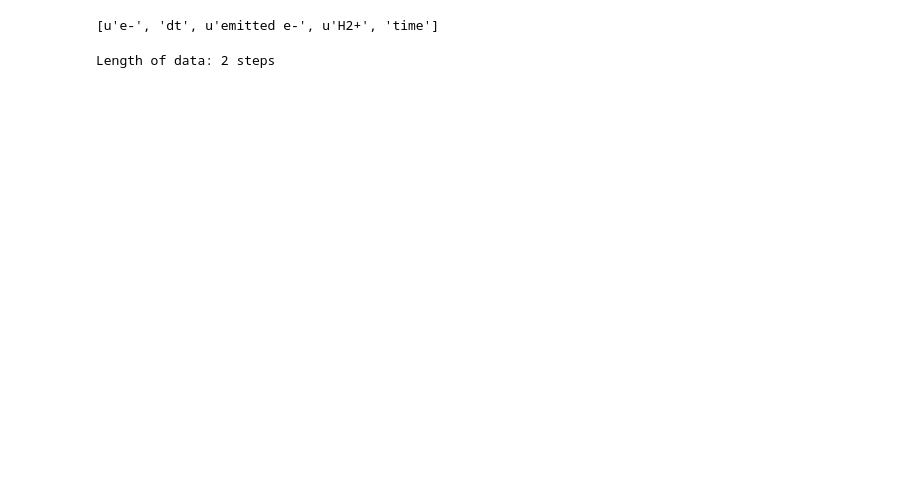
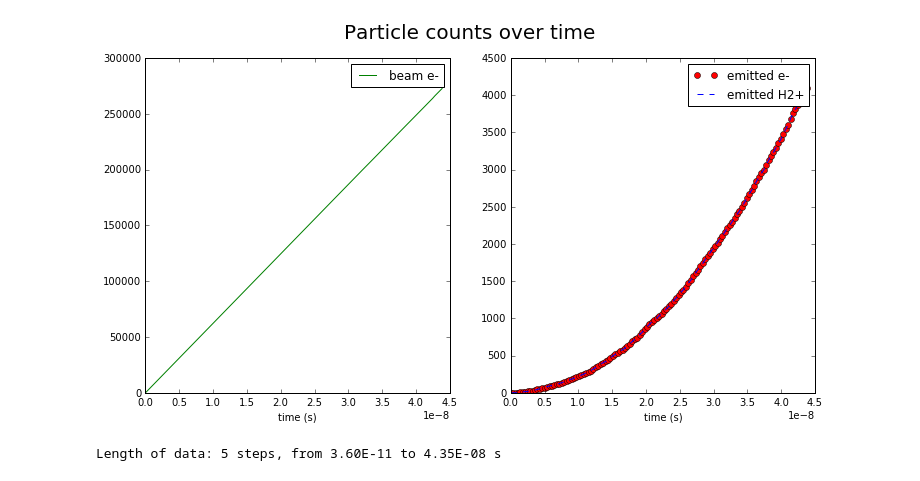
Before and after one commit to radiasoft/rscooler, a Jupyter notebook: examples/simple_ionization/diagnostics.ipynb, the cells around one changed output. Drawn from its saved outputs; the diff is of its cells as text; code cells hidden in the pictures; blank space fills up the shorter version.

```diff
--- a/examples/simple_ionization/diagnostics.ipynb
+++ b/examples/simple_ionization/diagnostics.ipynb
@@ -12,15 +14,33 @@ stepArrays = loadparticlefiles('diags/xySlice/hdf5/')
-# %%
-stepArrays[1].keys()
-# %% [output]
-[u'e-', 'dt', u'emitted e-', u'H2+', 'time']
+# %%
+eleccount = [len(stepArrays[s]['e-']) for s in steps]
+emiteleccount = [len(stepArrays[s]['emitted e-']) for s in steps]
+h2pcount = [len(stepArrays[s]['H2+']) for s in steps]
+t = [stepArrays[s]['time'] for s in steps]
+
+fig = plt.figure(figsize=(12,6))
+plt.suptitle('Particle counts over time',fontsize=20)
+
+plt.subplot(121)
+plt.plot(t,eleccount,'g-', label='beam e-')
+plt.xlabel('time (s)')
+plt.legend()
+
+plt.subplot(122)
+plt.plot(t,emiteleccount,'ro', label='emitted e-')
+plt.plot(t,h2pcount,'b--', label='emitted H2+')
+plt.xlabel('time (s)')
+plt.legend()
+
+
+plt.show()
+# %% [output]
+[figure, added]
 # %%
-steps = stepArrays.keys()
-steps.sort()
-steps = steps[::6]
-elecdata = [convertunits(stepArrays[s]['e-']) for s in steps]
-emitelecdata = [convertunits(stepArrays[s]['emitted e-']) for s in steps]
-h2pdata = [convertunits(stepArrays[s]['H2+']) for s in steps]
-times = [stepArrays[s]['time'] for s in steps]
-print("Length of data: %i steps" % len(elecdata))
+filteredsteps = steps[::30]
+elecdata = [convertunits(stepArrays[s]['e-']) for s in filteredsteps]
+emitelecdata = [convertunits(stepArrays[s]['emitted e-']) for s in filteredsteps]
+h2pdata = [convertunits(stepArrays[s]['H2+']) for s in filteredsteps]
+times = [stepArrays[s]['time'] for s in filteredsteps]
+print("Length of data: %i steps, from %.2E to %.2E s" % (len(times),times[0],times[-1]))
 # %% [output]
-Length of data: 2 steps
+Length of data: 5 steps, from 3.60E-11 to 4.35E-08 s
```
Also changed, not shown: parts of 8 cells of this notebook, 1 other file.
